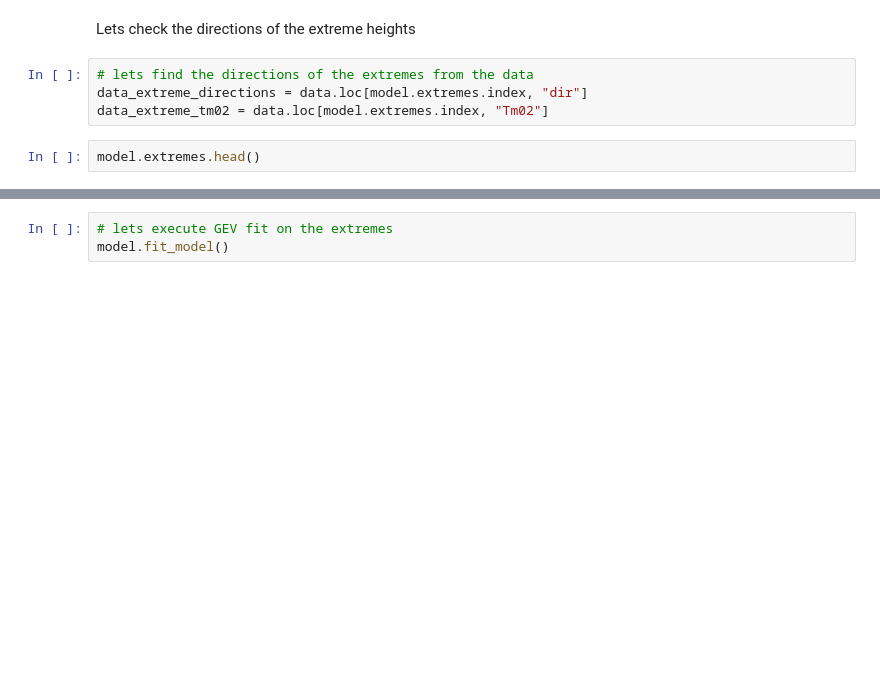
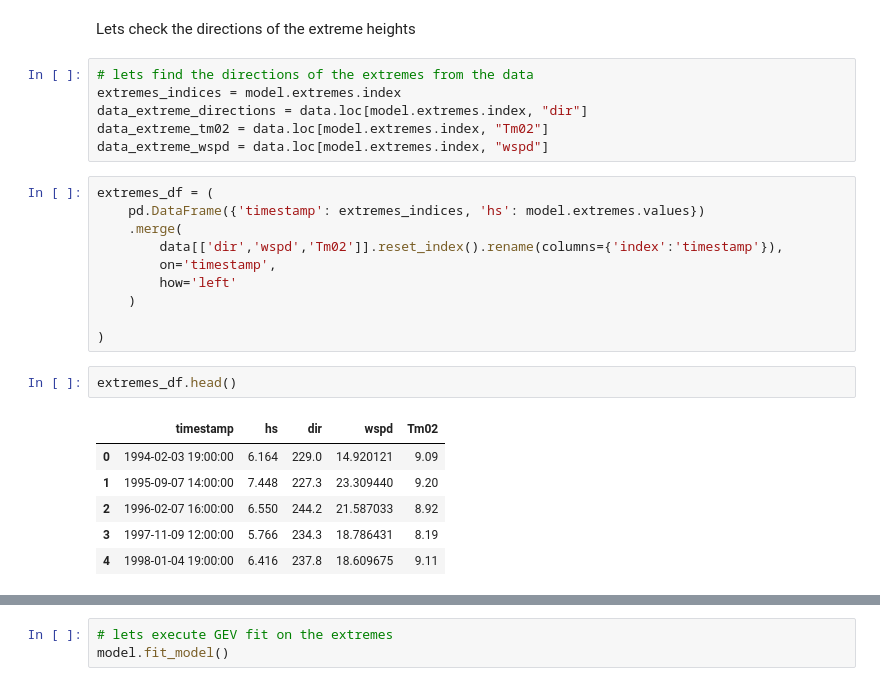
Before and after one commit to Lucaschikashy/sea-states_project_bretagne, a Jupyter notebook: index_project_EVA_1.ipynb, the cells around one changed output, grey strips where cells are left out. Cells and saved outputs as stored; diff of their text form; blank space fills up the shorter version.

```diff
--- a/index_project_EVA_1.ipynb
+++ b/index_project_EVA_1.ipynb
@@ -1095,8 +1188,27 @@ model.get_extremes(
 Lets check the directions of the extreme heights
 # %%
 # lets find the directions of the extremes from the data
+extremes_indices = model.extremes.index
 data_extreme_directions = data.loc[model.extremes.index, "dir"]
 data_extreme_tm02 = data.loc[model.extremes.index, "Tm02"]
+data_extreme_wspd = data.loc[model.extremes.index, "wspd"]
+# %%
+extremes_df = (
+    pd.DataFrame({'timestamp': extremes_indices, 'hs': model.extremes.values})
+    .merge(
+        data[['dir','wspd','Tm02']].reset_index().rename(columns={'index':'timestamp'}),
+        on='timestamp',
+        how='left'
+    )
+
+)
 # %%
-model.extremes.head()
+extremes_df.head()
+# %% [output]
+|  | timestamp | hs | dir | wspd | Tm02 |
+| 0 | 1994-02-03 19:00:00 | 6.164 | 229.0 | 14.920121 | 9.09 |
+| 1 | 1995-09-07 14:00:00 | 7.448 | 227.3 | 23.309440 | 9.20 |
+| 2 | 1996-02-07 16:00:00 | 6.550 | 244.2 | 21.587033 | 8.92 |
+| 3 | 1997-11-09 12:00:00 | 5.766 | 234.3 | 18.786431 | 8.19 |
+| 4 | 1998-01-04 19:00:00 | 6.416 | 237.8 | 18.609675 | 9.11 |
 # %%
```
Also changed, not shown: parts of 22 cells of this notebook, 10 other files.
